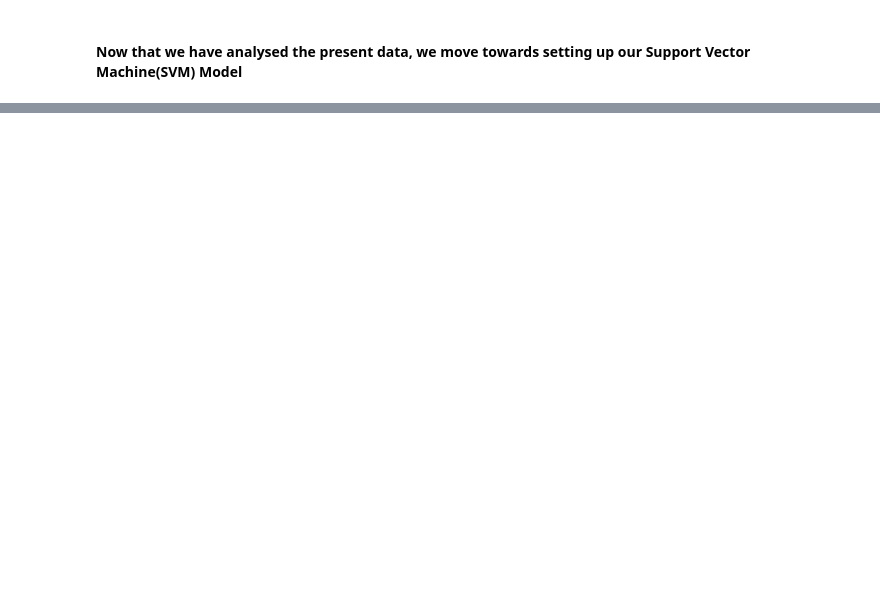
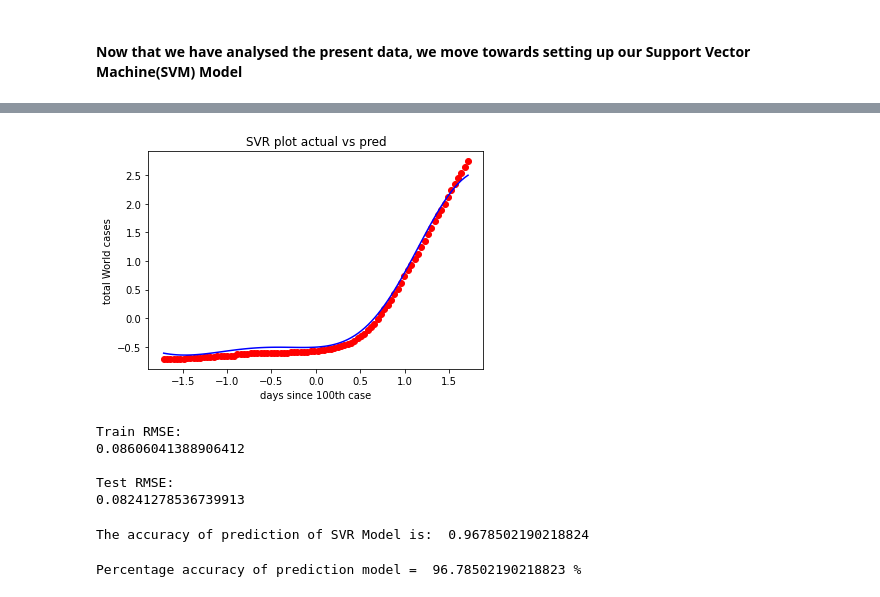
Before and after one commit to CryoZEUS/DOP-COVID-19, a Jupyter notebook: covid-world.ipynb, the cells around one changed output, grey strips where cells are left out. Cells and saved outputs as stored; diff of their text form; code cells hidden in the pictures; blank space fills up the shorter version.

```diff
--- a/covid-world.ipynb
+++ b/covid-world.ipynb
@@ -594,0 +768,10 @@ global_data = cases_countr
+# %%
+#SVR regression testing
+#feature scaling
+from sklearn.preprocessing import StandardScaler
+Y_sv=Y
+Y_sv = np.array(Y_sv).reshape(-1,1)
+sc_X = StandardScaler()
+sc_y = StandardScaler()
+X_svr = sc_X.fit_transform(X)
+Y_svr = sc_y.fit_transform(Y_sv)
@@ -594,0 +792,11 @@ global_data = cases_countr
+# %%
+Y_pred_svr=svr_regressor.predict(X_svr)
+# %%
+plt.scatter(X_svr, Y_svr, color = 'red')
+plt.plot(X_svr, Y_pred_svr, color = 'blue')
+plt.title('SVR plot actual vs pred')
+plt.xlabel('days since 100th case')
+plt.ylabel('total World cases')
+plt.show()
+# %% [output]
+[figure, added]
@@ -594,0 +806,14 @@ global_data = cases_countr
+# %%
+rmse_train_svr = sqrt(mean_squared_error(Y_train, svr_regressor.predict(X_train)))
+rmse_test_svr = sqrt(mean_squared_error(Y_test, svr_regressor.predict(X_test)))
+
+print("\nTrain RMSE: ")
+print(rmse_train_svr)
+print("\nTest RMSE: ")
+print(rmse_test_svr)
+# %% [output]
+Train RMSE:
+0.08606041388906412
+
+Test RMSE:
+0.08241278536739913
@@ -594,0 +824,11 @@ global_data = cases_countr
+# %%
+print("The accuracy of prediction of SVR Model is: ",
+accuracy.mean())
+
+acc = accuracy.mean()
+# %% [output]
+The accuracy of prediction of SVR Model is:  0.9678502190218824
+# %%
+print("Percentage accuracy of prediction model = ",(acc*100),"%")
+# %% [output]
+Percentage accuracy of prediction model =  96.78502190218823 %
```
Also changed, not shown: parts of 25 cells of this notebook.
